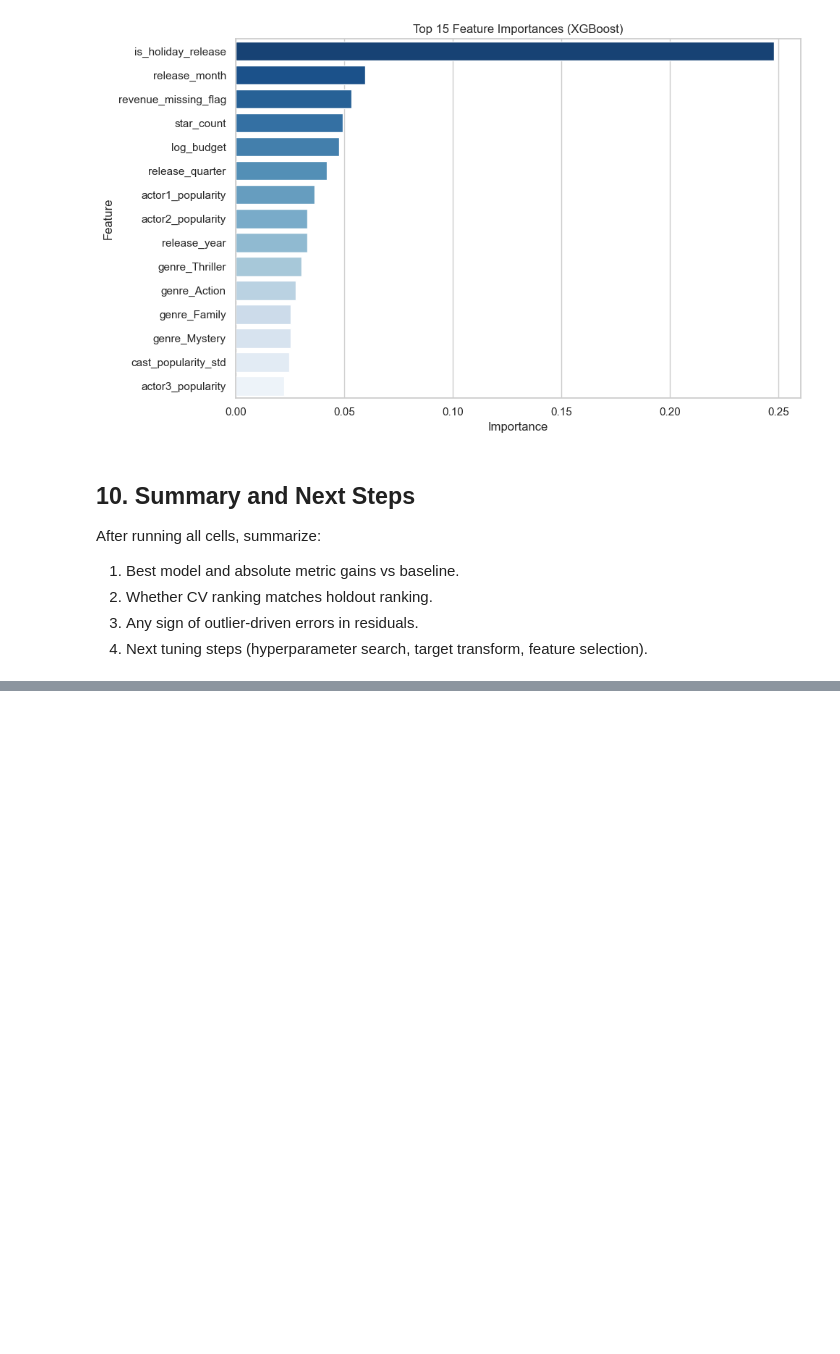
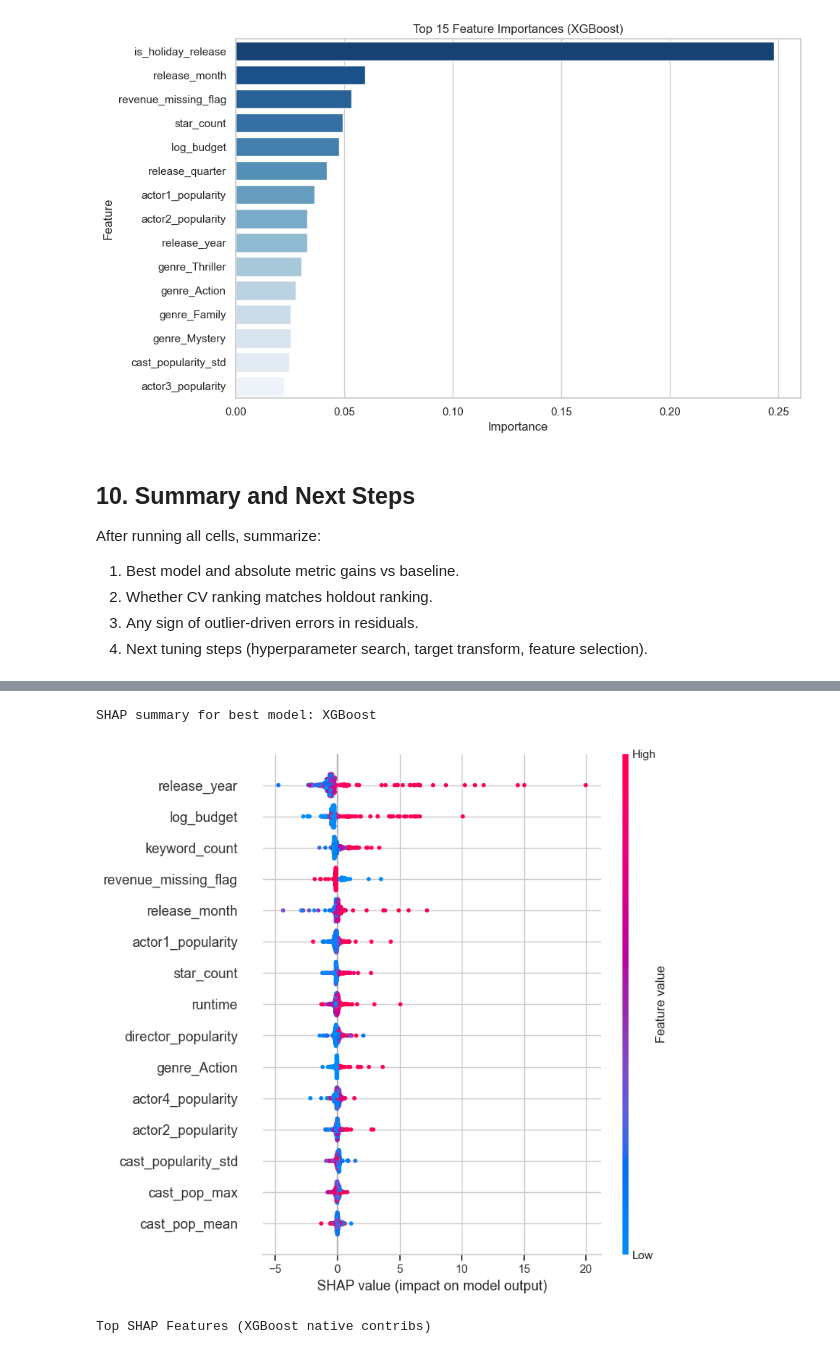
Before and after one commit to lauramanzanos23/INSY_674_FinalProject, a Jupyter notebook: models/PopularityModelComparison.ipynb, the cells around one changed output, grey strips where cells are left out. Cells and saved outputs as stored; diff of their text form; code cells hidden in the pictures; blank space fills up the shorter version.

```diff
--- a/models/PopularityModelComparison.ipynb
+++ b/models/PopularityModelComparison.ipynb
@@ -514,0 +590,79 @@ After running all cells, summarize:
+# %%
+# SHAP explainability with XGBoost-safe path + generic fallback
+try:
+    import shap
+    HAS_SHAP = True
+except Exception:
+    HAS_SHAP = False
+
+estimator = best_model.named_steps['model']
+
+if not HAS_SHAP:
+    print('SHAP not installed. Install with: pip install shap')
+elif not hasattr(estimator, 'predict'):
+    print('Best estimator not compatible with SHAP explainers.')
+else:
+    X_shap = X_train.sample(min(400, len(X_train)), random_state=RANDOM_STATE).copy()
+
+    def _show_top_importance(values, X_ref, title='Top SHAP Features'):
+        arr = np.abs(np.asarray(values))
+        if arr.ndim == 3:  # multiclass
+            arr = arr.mean(axis=0)
+        mean_abs = arr.mean(axis=0)
+        imp_df = (
+            pd.DataFrame({'Feature': X_ref.columns, 'MeanAbsSHAP': mean_abs})
+            .sort_values('MeanAbsSHAP', ascending=False)
+            .head(15)
+            .reset_index(drop=True)
+        )
+        print(title)
+        display(imp_df.style.format({'MeanAbsSHAP': '{:.5f}'}))
+
+    print(f'SHAP summary for best model: {best_model_name}')
+
+    # 1) XGBoost best model: use native pred_contribs to avoid SHAP parser bug
+    if best_model_name == 'XGBoost':
+        try:
+            import xgboost as xgb
+            booster = estimator.get_booster()
+            dmat = xgb.DMatrix(X_shap, feature_names=list(X_shap.columns))
+            contrib = booster.predict(dmat, pred_contribs=True)  # includes bias term in last col
+            shap_values = contrib[:, :-1]
+
+            shap.summary_plot(shap_values, X_shap, max_display=15)
+            _show_top_importance(shap_values, X_shap, title='Top SHAP Features (XGBoost native contribs)')
+
+        except Exception as e:
+            print(f'Native XGBoost SHAP path failed ({type(e).__name__}: {e}). Falling back to model-agnostic SHAP...')
+            bg = X_train.sample(min(100, len(X_train)), random_state=RANDOM_STATE).copy()
+            explainer = shap.Explainer(lambda X: estimator.predict(pd.DataFrame(X, columns=X_shap.columns)), bg)
+            sv = explainer(X_shap)
+            shap.plots.beeswarm(sv, max_display=15)
+            _show_top_importance(sv.values, X_shap, title='Top SHAP Features (agnostic fallback)')
+
+    # 2) Other tree models
+    elif best_model_name in ['Random Forest', 'Extra Trees', 'Gradient Boosting', 'Hist Gradient Boosting', 'LightGBM']:
+        try:
+            explainer = shap.TreeExplainer(estimator)
+            shap_values = explainer.shap_values(X_shap)
+            shap.summary_plot(shap_values, X_shap, max_display=15)
+            _show_top_importance(shap_values, X_shap)
+        except Exception as e:
+            print(f'TreeExplainer failed ({type(e).__name__}: {e}). Using model-agnostic SHAP fallback...')
+            bg = X_train.sample(min(100, len(X_train)), random_state=RANDOM_STATE).copy()
+            explainer = shap.Explainer(lambda X: estimator.predict(pd.DataFrame(X, columns=X_shap.columns)), bg)
+            sv = explainer(X_shap)
+            shap.plots.beeswarm(sv, max_display=15)
+            _show_top_importance(sv.values, X_shap, title='Top SHAP Features (agnostic fallback)')
+
+    # 3) Linear/other models
+    else:
+        bg = X_train.sample(min(100, len(X_train)), random_state=RANDOM_STATE).copy()
+        explainer = shap.Explainer(lambda X: estimator.predict(pd.DataFrame(X, columns=X_shap.columns)), bg)
+        sv = explainer(X_shap)
+        shap.plots.beeswarm(sv, max_display=15)
+        _show_top_importance(sv.values, X_shap)
+# %% [output]
+SHAP summary for best model: XGBoost
+[figure, added]
+Top SHAP Features (XGBoost native contribs)
```
Also changed, not shown: parts of 8 cells of this notebook, 16 other files.
